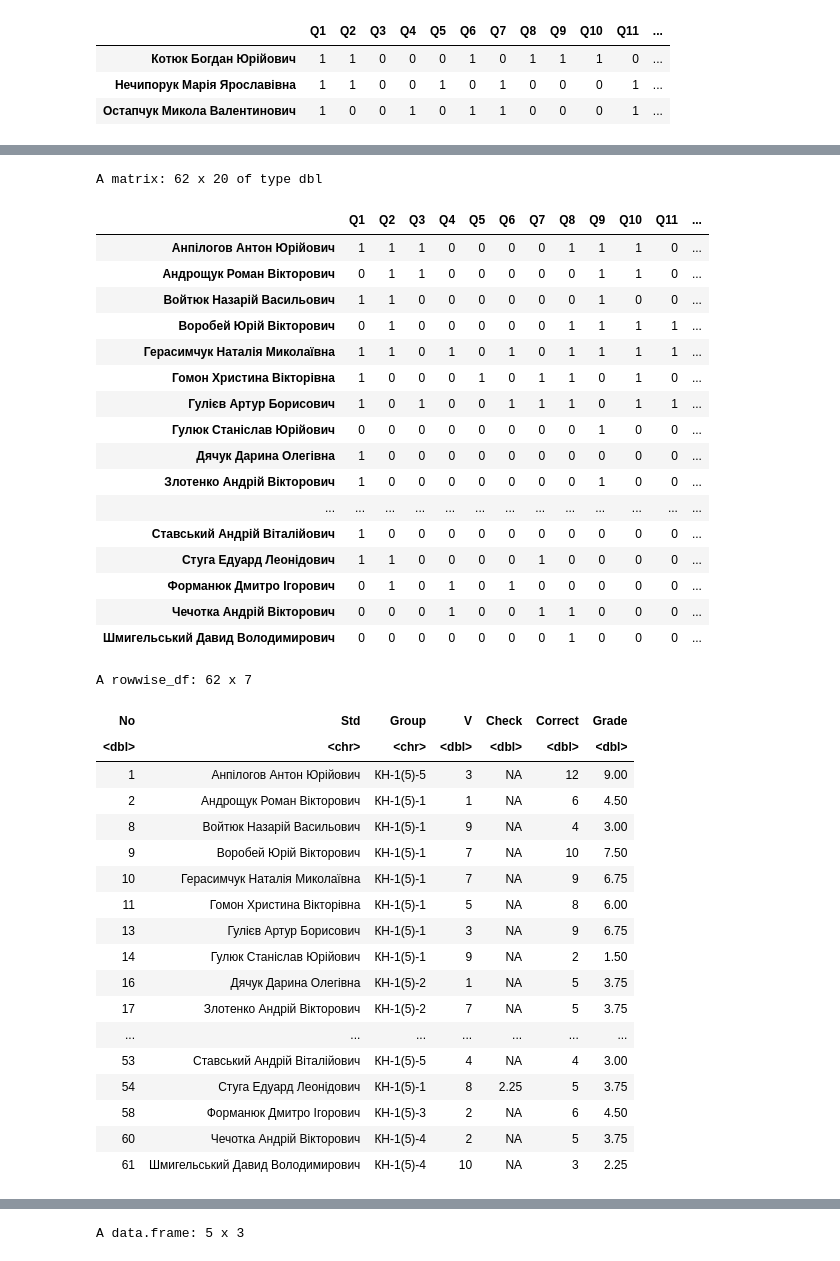
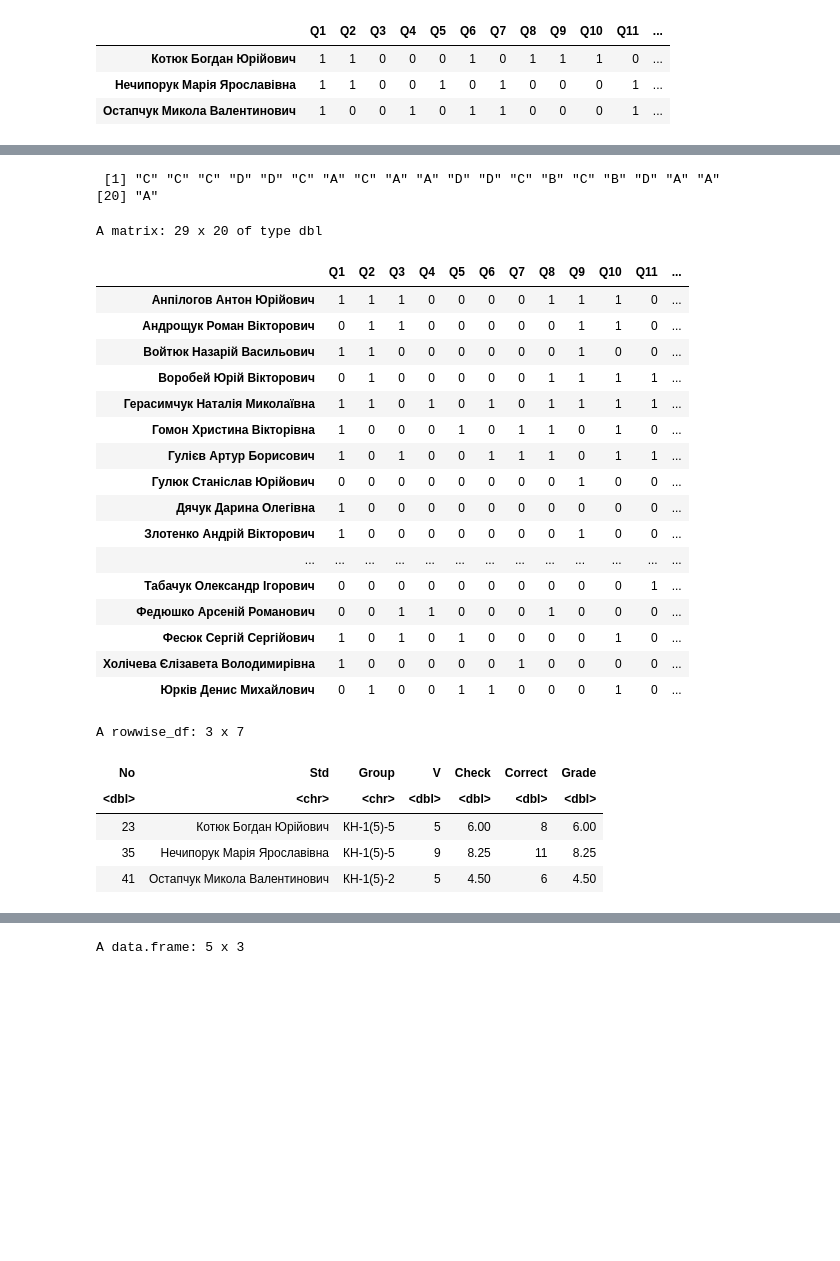
Before and after one commit to kleban/edu-r, a Jupyter notebook: My/KN-1-Test-1.ipynb, the cells around one changed output, grey strips where cells are left out. Drawn from its saved outputs; the diff is of its cells as text; code cells hidden in the pictures; blank space fills up the shorter version.

Commit message:
final grades

```diff
--- a/My/KN-1-Test-1.ipynb
+++ b/My/KN-1-Test-1.ipynb
@@ -156,0 +472,9 @@ test_data <- test_data_v1 |>
+# %%
+final_matrix_v2 <- matrix(FALSE, nrow = nrow(answers_matrix_v2), ncol = ncol(answers_matrix_v2))
+
+for(i in 1:ncol(answers_matrix_v2))
+{
+    final_matrix_v2[,i] <- ifelse(answers_matrix_v2[, i] == correct_answers_v2[i], 1, 0)
+}
+colnames(final_matrix_v2) <- colnames(answers_matrix_v2)
+rownames(final_matrix_v2) <- test_data_v2$Std
@@ -157,4 +512,4 @@ test_data <- test_data_v1 |>
 # %%
-answers_matrix <-  test_data |> select(Q1:Q20) |> as.matrix()
-answers_matrix
+answers_matrix_v1 <-  test_data_v1 |> select(Q1:Q20) |> as.matrix()
+answers_matrix_v1
 # %% [output]
@@ -179,15 +534,21 @@ A matrix: 62 x 20 of type chr
+# %%
+correct_answers_v1 <- keys_data$V1
+correct_answers_v1
+# %% [output]
+ [1] "C" "C" "C" "D" "D" "C" "A" "C" "A" "A" "D" "D" "C" "B" "C" "B" "D" "A" "A"
+[20] "A"
 # %%
-final_matrix <- matrix(FALSE, nrow = nrow(answers_matrix), ncol = ncol(answers_matrix))
+final_matrix_v1 <- matrix(FALSE, nrow = nrow(answers_matrix_v1), ncol = ncol(answers_matrix_v1))
 
-for(i in 1:ncol(answers_matrix))
+for(i in 1:ncol(answers_matrix_v1))
 {
-    final_matrix[,i] <- ifelse(answers_matrix[, i] == correct_answers[i], 1, 0)
+    final_matrix_v1[,i] <- ifelse(answers_matrix_v1[, i] == correct_answers_v1[i], 1, 0)
 }
-colnames(final_matrix) <- colnames(answers_matrix)
-rownames(final_matrix) <- test_data$Std
-final_matrix
+colnames(final_matrix_v1) <- colnames(answers_matrix_v1)
+rownames(final_matrix_v1) <- test_data_v1$Std
+final_matrix_v1
 # %% [output]
-A matrix: 62 x 20 of type dbl
+A matrix: 29 x 20 of type dbl
 |  | Q1 | Q2 | Q3 | Q4 | Q5 | Q6 | Q7 | Q8 | Q9 | Q10 | Q11 | ... |
 | Анпілогов Антон Юрійович | 1 | 1 | 1 | 0 | 0 | 0 | 0 | 1 | 1 | 1 | 0 | ... |
 | Андрощук Роман Вікторович | 0 | 1 | 1 | 0 | 0 | 0 | 0 | 0 | 1 | 1 | 0 | ... |
@@ -200,41 +561,28 @@ A matrix: 62 x 20 of type dbl
 | Дячук Дарина Олегівна | 1 | 0 | 0 | 0 | 0 | 0 | 0 | 0 | 0 | 0 | 0 | ... |
 | Злотенко Андрій Вікторович | 1 | 0 | 0 | 0 | 0 | 0 | 0 | 0 | 1 | 0 | 0 | ... |
 | ... | ... | ... | ... | ... | ... | ... | ... | ... | ... | ... | ... | ... |
-| Ставський Андрій Віталійович | 1 | 0 | 0 | 0 | 0 | 0 | 0 | 0 | 0 | 0 | 0 | ... |
-| Стуга Едуард Леонідович | 1 | 1 | 0 | 0 | 0 | 0 | 1 | 0 | 0 | 0 | 0 | ... |
-| Форманюк Дмитро Ігорович | 0 | 1 | 0 | 1 | 0 | 1 | 0 | 0 | 0 | 0 | 0 | ... |
-| Чечотка Андрій Вікторович | 0 | 0 | 0 | 1 | 0 | 0 | 1 | 1 | 0 | 0 | 0 | ... |
-| Шмигельський Давид Володимирович | 0 | 0 | 0 | 0 | 0 | 0 | 0 | 1 | 0 | 0 | 0 | ... |
+| Табачук Олександр Ігорович | 0 | 0 | 0 | 0 | 0 | 0 | 0 | 0 | 0 | 0 | 1 | ... |
+| Федюшко Арсеній Романович | 0 | 0 | 1 | 1 | 0 | 0 | 0 | 1 | 0 | 0 | 0 | ... |
+| Фесюк Сергій Сергійович | 1 | 0 | 1 | 0 | 1 | 0 | 0 | 0 | 0 | 1 | 0 | ... |
+| Холічева Єлізавета Володимирівна | 1 | 0 | 0 | 0 | 0 | 0 | 1 | 0 | 0 | 0 | 0 | ... |
+| Юрків Денис Михайлович | 0 | 1 | 0 | 0 | 1 | 1 | 0 | 0 | 0 | 1 | 0 | ... |
 # %%
 grade <- 15/20
 
-final_grades <- test_data |> select(1:4) |>
-    bind_cols(as.data.frame(final_matrix)) |>
-    bind_cols(test_data |> select(Check)) |>
+final_grades_v1 <- test_data_v1 |> select(1:4) |>
+    bind_cols(as.data.frame(final_matrix_v1)) |>
+    bind_cols(test_data_v1 |> select(Check)) |>
     rowwise() |>
     mutate(Correct = sum(across(Q1:Q20), na.rm = T)) |>
     mutate(Grade = Correct * grade)
 
-colnames(final_matrix) <- colnames(answers_matrix)
+colnames(final_matrix_v1) <- colnames(answers_matrix_v1)
 
-final_grades |> select(1:4, 25:27)
+final_grades_v1 |> select(1:4, 25:27) |> filter(!is.na(Check))
 # %% [output]
-A rowwise_df: 62 x 7
+A rowwise_df: 3 x 7
 | No | Std | Group | V | Check | Correct | Grade |
 | <dbl> | <chr> | <chr> | <dbl> | <dbl> | <dbl> | <dbl> |
-| 1 | Анпілогов Антон Юрійович | КН-1(5)-5 | 3 | NA | 12 | 9.00 |
-| 2 | Андрощук Роман Вікторович | КН-1(5)-1 | 1 | NA | 6 | 4.50 |
-| 8 | Войтюк Назарій Васильович | КН-1(5)-1 | 9 | NA | 4 | 3.00 |
-| 9 | Воробей Юрій Вікторович | КН-1(5)-1 | 7 | NA | 10 | 7.50 |
-| 10 | Герасимчук Наталія Миколаївна | КН-1(5)-1 | 7 | NA | 9 | 6.75 |
-| 11 | Гомон Христина Вікторівна | КН-1(5)-1 | 5 | NA | 8 | 6.00 |
-| 13 | Гулієв Артур Борисович | КН-1(5)-1 | 3 | NA | 9 | 6.75 |
-| 14 | Гулюк Станіслав Юрійович | КН-1(5)-1 | 9 | NA | 2 | 1.50 |
-| 16 | Дячук Дарина Олегівна | КН-1(5)-2 | 1 | NA | 5 | 3.75 |
-| 17 | Злотенко Андрій Вікторович | КН-1(5)-2 | 7 | NA | 5 | 3.75 |
-| ... | ... | ... | ... | ... | ... | ... |
-| 53 | Ставський Андрій Віталійович | КН-1(5)-5 | 4 | NA | 4 | 3.00 |
-| 54 | Стуга Едуард Леонідович | КН-1(5)-1 | 8 | 2.25 | 5 | 3.75 |
-| 58 | Форманюк Дмитро Ігорович | КН-1(5)-3 | 2 | NA | 6 | 4.50 |
-| 60 | Чечотка Андрій Вікторович | КН-1(5)-4 | 2 | NA | 5 | 3.75 |
-| 61 | Шмигельський Давид Володимирович | КН-1(5)-4 | 10 | NA | 3 | 2.25 |
+| 23 | Котюк Богдан Юрійович | КН-1(5)-5 | 5 | 6.00 | 8 | 6.00 |
+| 35 | Нечипорук Марія Ярославівна | КН-1(5)-5 | 9 | 8.25 | 11 | 8.25 |
+| 41 | Остапчук Микола Валентинович | КН-1(5)-2 | 5 | 4.50 | 6 | 4.50 |
```
Also changed, not shown: parts of 44 cells of this notebook, 1 other file.
